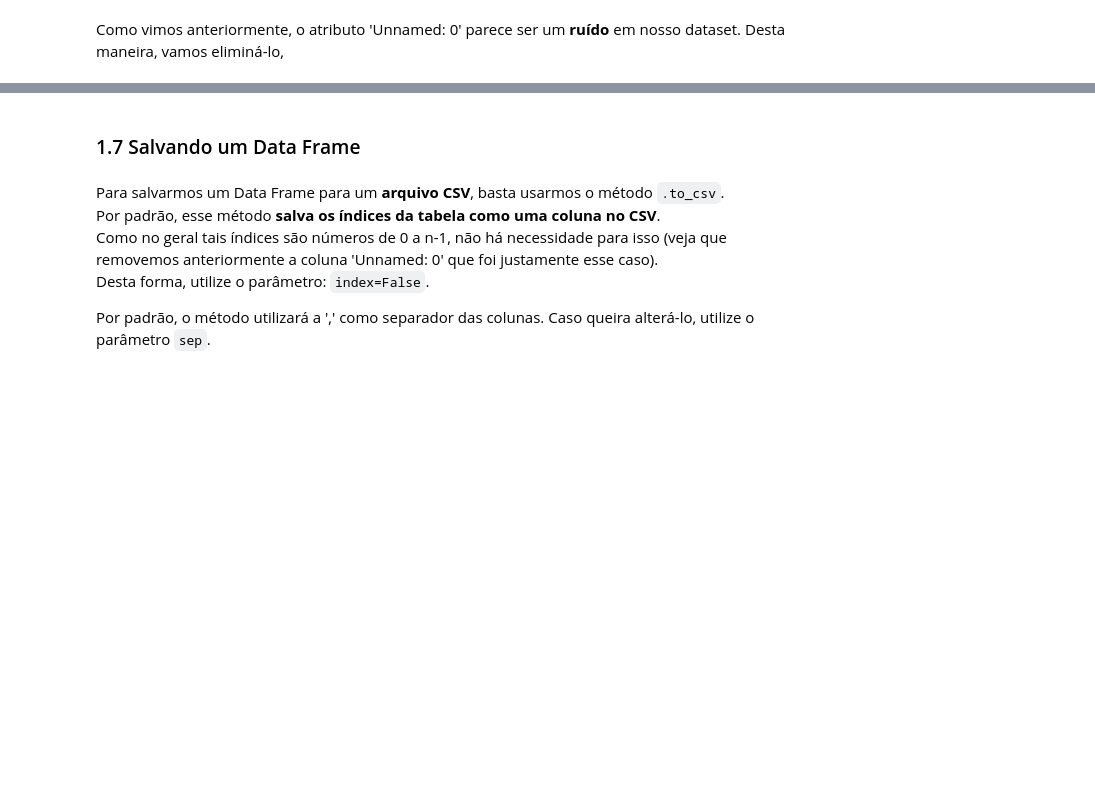
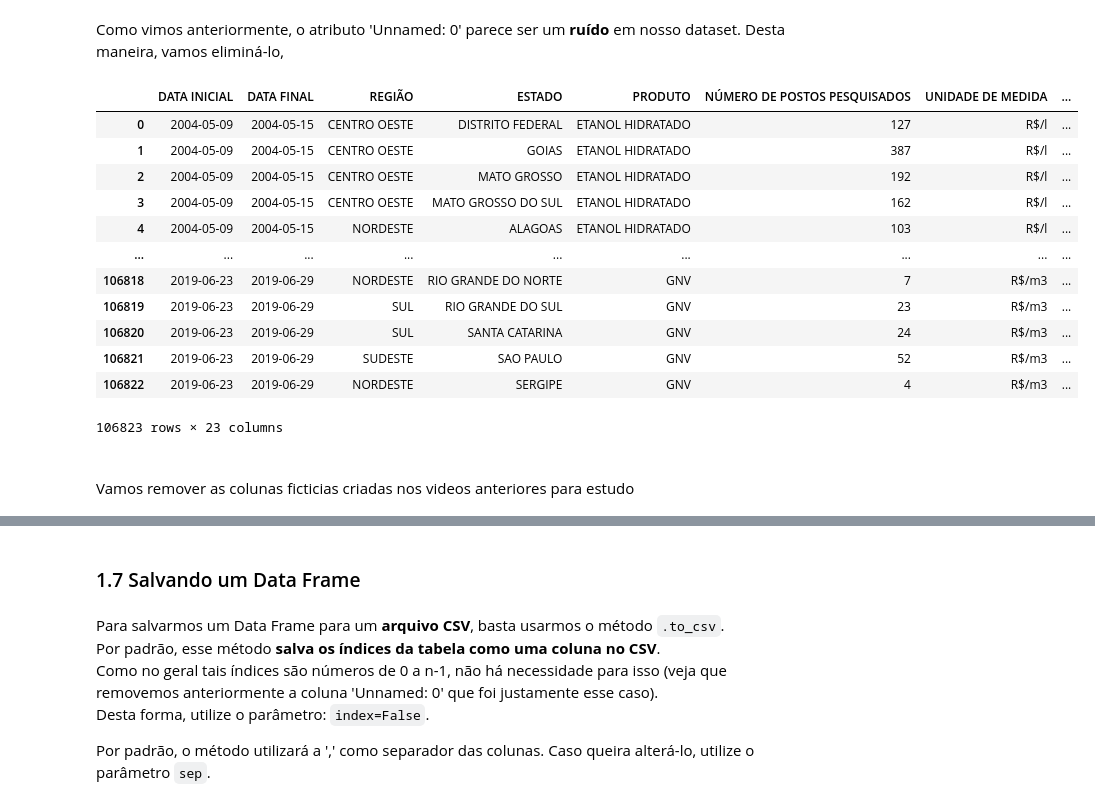
Before and after one commit to RafaelSilvaCastro/analise-de-dados, a Jupyter notebook: pandas-essencial/manipulacao_de_dados_codigo_base.ipynb, the cells around one changed output, grey strips where cells are left out. Cells and saved outputs as stored; diff of their text form; code cells hidden in the pictures; blank space fills up the shorter version.

```diff
--- a/pandas-essencial/manipulacao_de_dados_codigo_base.ipynb
+++ b/pandas-essencial/manipulacao_de_dados_codigo_base.ipynb
@@ -642,0 +987,19 @@ Como vimos anteriormente, o atributo 'Unnamed: 0' parece ser um **ruído** em no
+# %%
+data
+# %% [output]
+|  | DATA INICIAL | DATA FINAL | REGIÃO | ESTADO | PRODUTO | NÚMERO DE POSTOS PESQUISADOS | UNIDADE DE MEDIDA | ... |
+| 0 | 2004-05-09 | 2004-05-15 | CENTRO OESTE | DISTRITO FEDERAL | ETANOL HIDRATADO | 127 | R$/l | ... |
+| 1 | 2004-05-09 | 2004-05-15 | CENTRO OESTE | GOIAS | ETANOL HIDRATADO | 387 | R$/l | ... |
+| 2 | 2004-05-09 | 2004-05-15 | CENTRO OESTE | MATO GROSSO | ETANOL HIDRATADO | 192 | R$/l | ... |
+| 3 | 2004-05-09 | 2004-05-15 | CENTRO OESTE | MATO GROSSO DO SUL | ETANOL HIDRATADO | 162 | R$/l | ... |
+| 4 | 2004-05-09 | 2004-05-15 | NORDESTE | ALAGOAS | ETANOL HIDRATADO | 103 | R$/l | ... |
+| ... | ... | ... | ... | ... | ... | ... | ... | ... |
+| 106818 | 2019-06-23 | 2019-06-29 | NORDESTE | RIO GRANDE DO NORTE | GNV | 7 | R$/m3 | ... |
+| 106819 | 2019-06-23 | 2019-06-29 | SUL | RIO GRANDE DO SUL | GNV | 23 | R$/m3 | ... |
+| 106820 | 2019-06-23 | 2019-06-29 | SUL | SANTA CATARINA | GNV | 24 | R$/m3 | ... |
+| 106821 | 2019-06-23 | 2019-06-29 | SUDESTE | SAO PAULO | GNV | 52 | R$/m3 | ... |
+| 106822 | 2019-06-23 | 2019-06-29 | NORDESTE | SERGIPE | GNV | 4 | R$/m3 | ... |
+106823 rows × 23 columns
+# %% [markdown]
+<br>
+Vamos remover as colunas ficticias criadas nos videos anteriores para estudo
```
Also changed, not shown: parts of 43 cells of this notebook, 1 other file.
